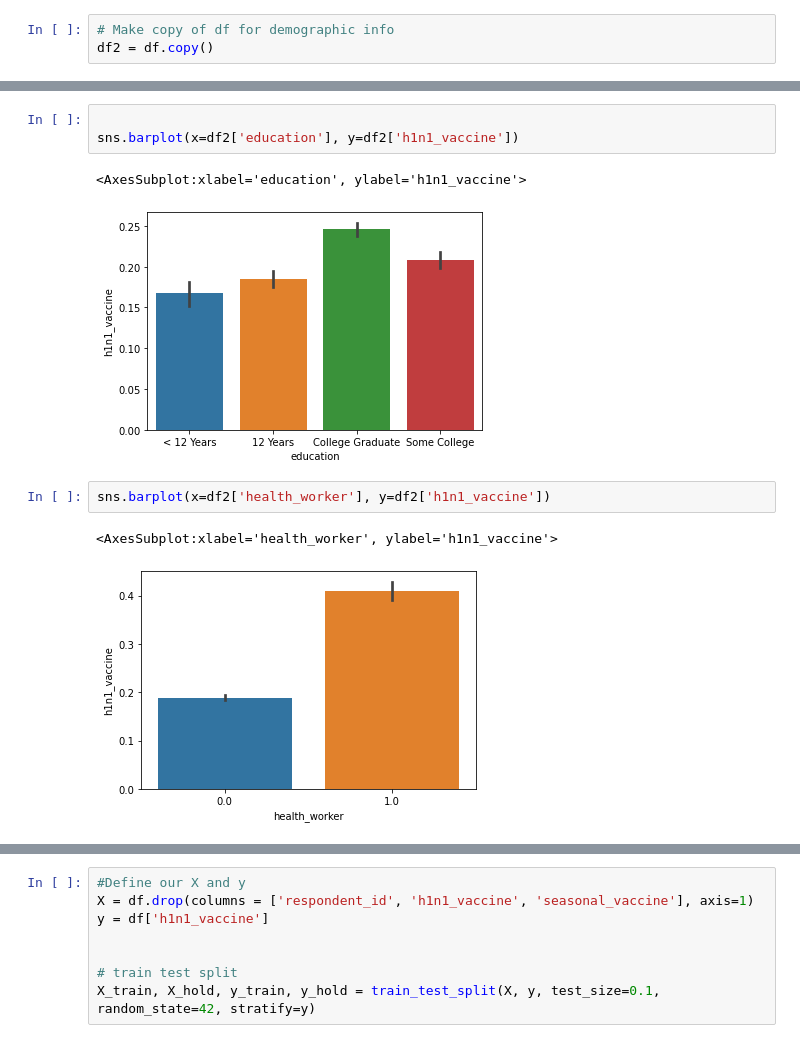
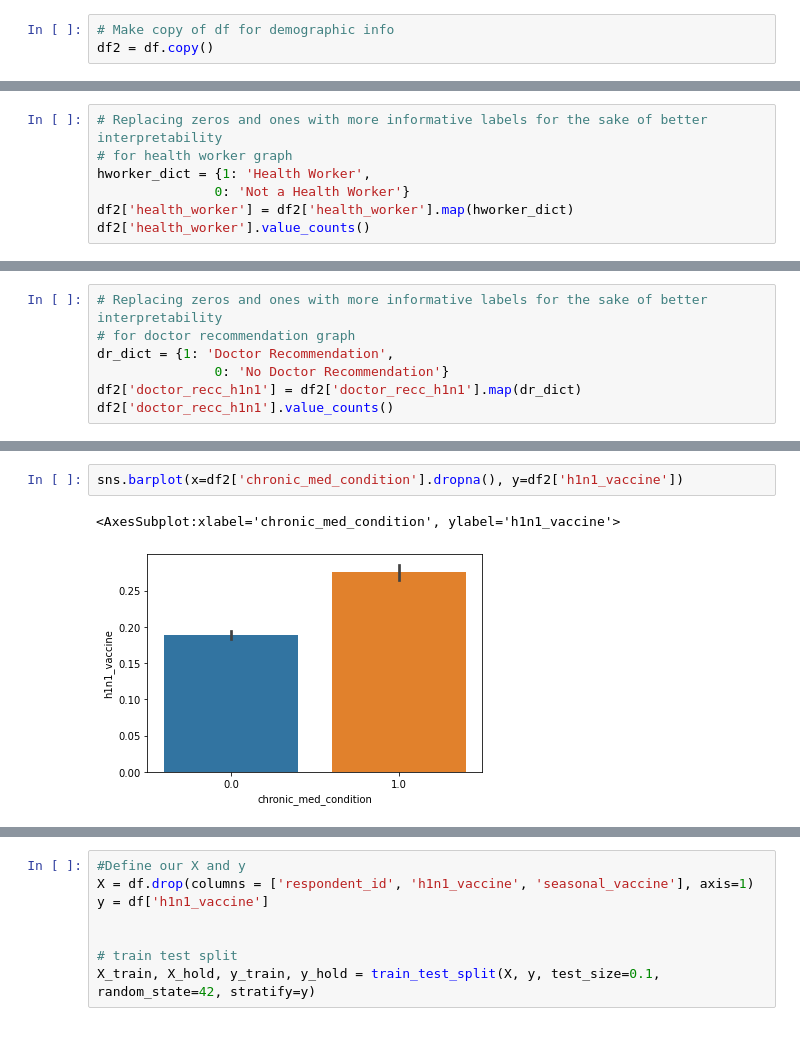
Before and after one commit to emykes/Flu_Vaccination_ML, a Jupyter notebook: Notebooks/Brooke/Brooke_EDA.ipynb, the cells around one changed output, grey strips where cells are left out. Cells and saved outputs as stored; diff of their text form.

```diff
--- a/Notebooks/Brooke/Brooke_EDA.ipynb
+++ b/Notebooks/Brooke/Brooke_EDA.ipynb
@@ -171,0 +191,7 @@ sns.barplot(x=df2['sex'], y=df2['h1n1_vaccine'])
+# %%
+# Replacing zeros and ones with more informative labels for the sake of better interpretability
+# for health worker graph
+hworker_dict = {1: 'Health Worker',
+               0: 'Not a Health Worker'}
+df2['health_worker'] = df2['health_worker'].map(hworker_dict)
+df2['health_worker'].value_counts()
@@ -171,0 +217,7 @@ sns.barplot(x=df2['sex'], y=df2['h1n1_vaccine'])
+# %%
+# Replacing zeros and ones with more informative labels for the sake of better interpretability
+# for doctor recommendation graph
+dr_dict = {1: 'Doctor Recommendation',
+               0: 'No Doctor Recommendation'}
+df2['doctor_recc_h1n1'] = df2['doctor_recc_h1n1'].map(dr_dict)
+df2['doctor_recc_h1n1'].value_counts()
@@ -172,11 +237,5 @@ sns.barplot(x=df2['sex'], y=df2['h1n1_vaccine'])
 # %%
-
-sns.barplot(x=df2['education'], y=df2['h1n1_vaccine'])
+sns.barplot(x=df2['chronic_med_condition'].dropna(), y=df2['h1n1_vaccine'])
 # %% [output]
-<AxesSubplot:xlabel='education', ylabel='h1n1_vaccine'>
+<AxesSubplot:xlabel='chronic_med_condition', ylabel='h1n1_vaccine'>
-[figure, old version]
+[figure, new version]
-# %%
-sns.barplot(x=df2['health_worker'], y=df2['h1n1_vaccine'])
-# %% [output]
-<AxesSubplot:xlabel='health_worker', ylabel='h1n1_vaccine'>
-[figure, removed]
```
Also changed, not shown: parts of 18 cells of this notebook.
